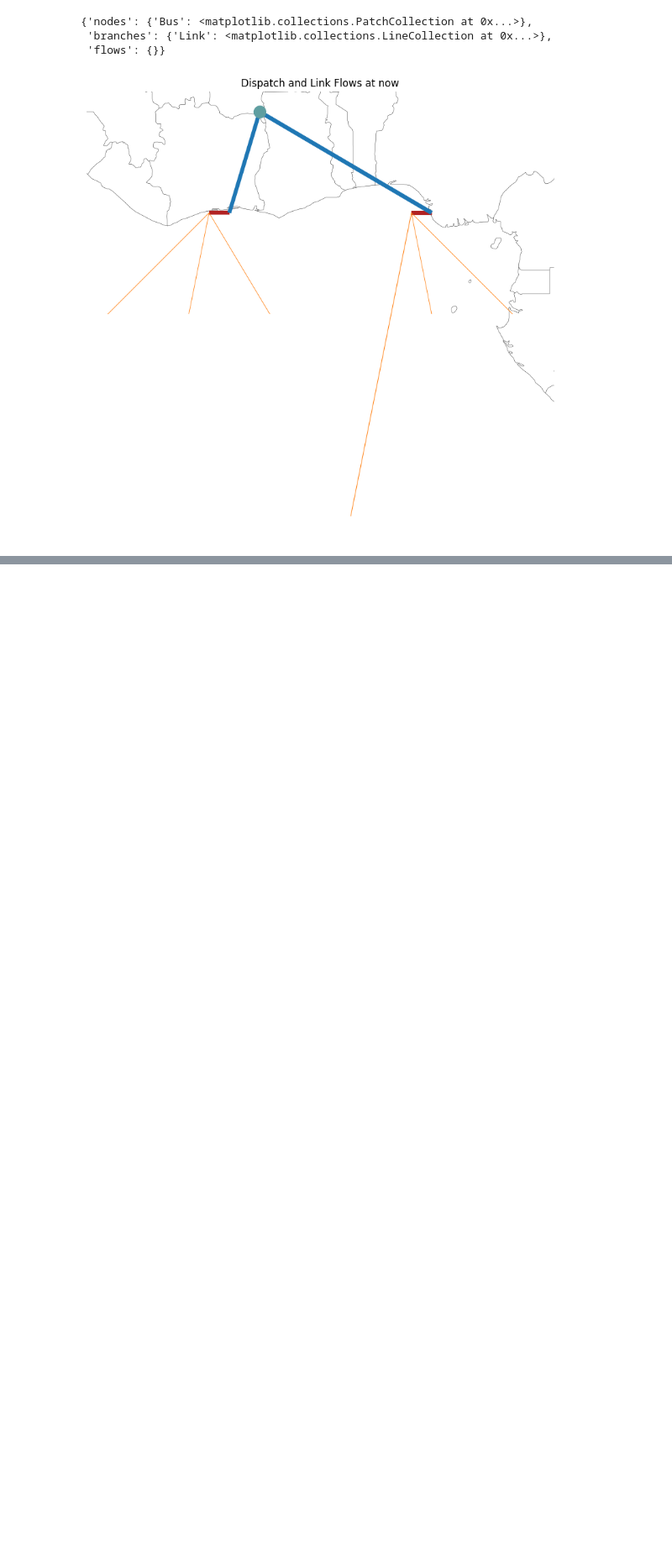
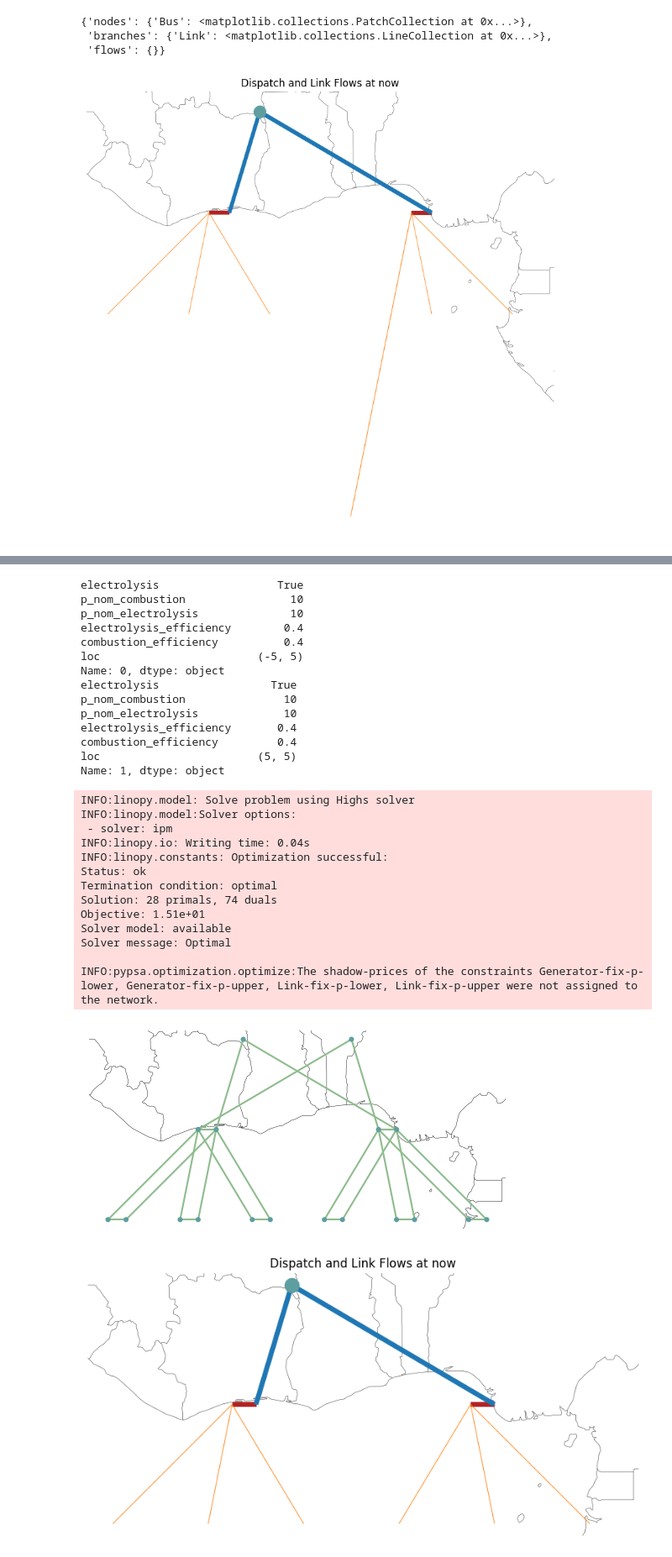
Before and after one commit to aidenva/es215, a Jupyter notebook: pypsa_implementation.ipynb, the cells around one changed output, grey strips where cells are left out. Shown at 84% size. Cells and saved outputs as stored; diff of their text form; code cells hidden in the pictures; blank space fills up the shorter version.

```diff
--- a/pypsa_implementation.ipynb
+++ b/pypsa_implementation.ipynb
@@ -302,4 +305,23 @@ n.plot(
  'branches': {'Link': <matplotlib.collections.LineCollection at 0x...>},
  'flows': {}}
 [figure]
+# %%
+distribs = pd.DataFrame(columns = ["electrolysis", "p_nom_combustion", "p_nom_electrolysis", "electrolysis_efficiency", "combustion_efficiency", "loc"])
+distribs.loc[0] = [True, 10, 10, 0.4, 0.4, (-5,5)]
+distribs.loc[1] = [True, 10, 10, 0.4, 0.4, (5,5)]
+
+loads = pd.DataFrame(columns=["distribution_node", "load", "p_nom_combustion", "combustion_efficiency", "loc"])
+loads.loc[0] = [1, 1, 1000, 0.2, (-10,0)]
+loads.loc[1] = [1, 1, 1000, 0.2, (-6,0)]
+loads.loc[2] = [1, 1, 1000, 0.2, (-2,0)]
+
+loads.loc[3] = [2, 1, 1000, 0.2, (10,0)]
+loads.loc[4] = [2, 1, 1000, 0.2, (6,0)]
+loads.loc[5] = [2, 1, 1000, 0.2, (2,0)]
+
+elec_gens = pd.DataFrame(columns=["nodes_served", "pmax", "loc", "marg_cost"])
+elec_gens.loc[0] = [[1,2], 1000, (-3, 10), 1]
+
+fuel_gens = pd.DataFrame(columns=["nodes_served", "pmax", "loc", "marg_cost"])
+fuel_gens.loc[0] = [[1,2], 1000, (3, 10), 10]
 # %%
@@ -308,0 +440,32 @@ def build_network(distribution_nodes)
+# %%
+build_network(distribs, loads, elec_gens, fuel_gens, )
+# %% [output]
+electrolysis                  True
+p_nom_combustion                10
+p_nom_electrolysis              10
+electrolysis_efficiency        0.4
+combustion_efficiency          0.4
+loc                        (-5, 5)
+Name: 0, dtype: object
+electrolysis                 True
+p_nom_combustion               10
+p_nom_electrolysis             10
+electrolysis_efficiency       0.4
+combustion_efficiency         0.4
+loc                        (5, 5)
+Name: 1, dtype: object
+INFO:linopy.model: Solve problem using Highs solver
+INFO:linopy.model:Solver options:
+ - solver: ipm
+INFO:linopy.io: Writing time: 0.04s
+INFO:linopy.constants: Optimization successful:
+Status: ok
+Termination condition: optimal
+Solution: 28 primals, 74 duals
+Objective: 1.51e+01
+Solver model: available
+Solver message: Optimal
+
+INFO:pypsa.optimization.optimize:The shadow-prices of the constraints Generator-fix-p-lower, Generator-fix-p-upper, Link-fix-p-lower, Link-fix-p-upper were not assigned to the network.
+[figure, added]
+[figure, added]
```
Also changed, not shown: parts of 3 cells of this notebook.
